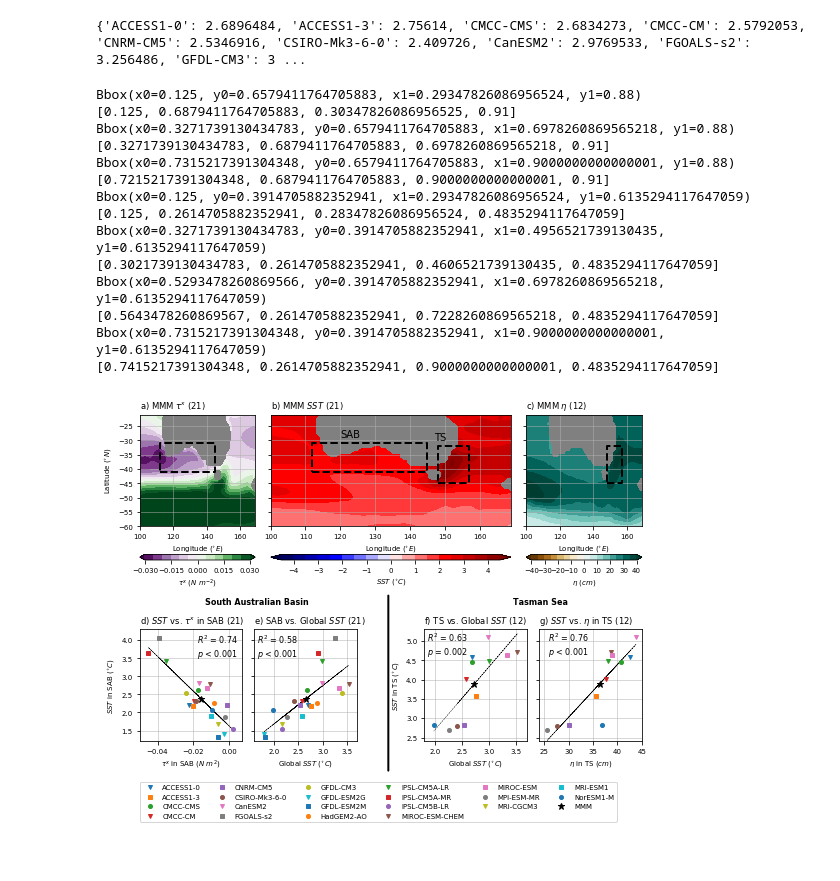
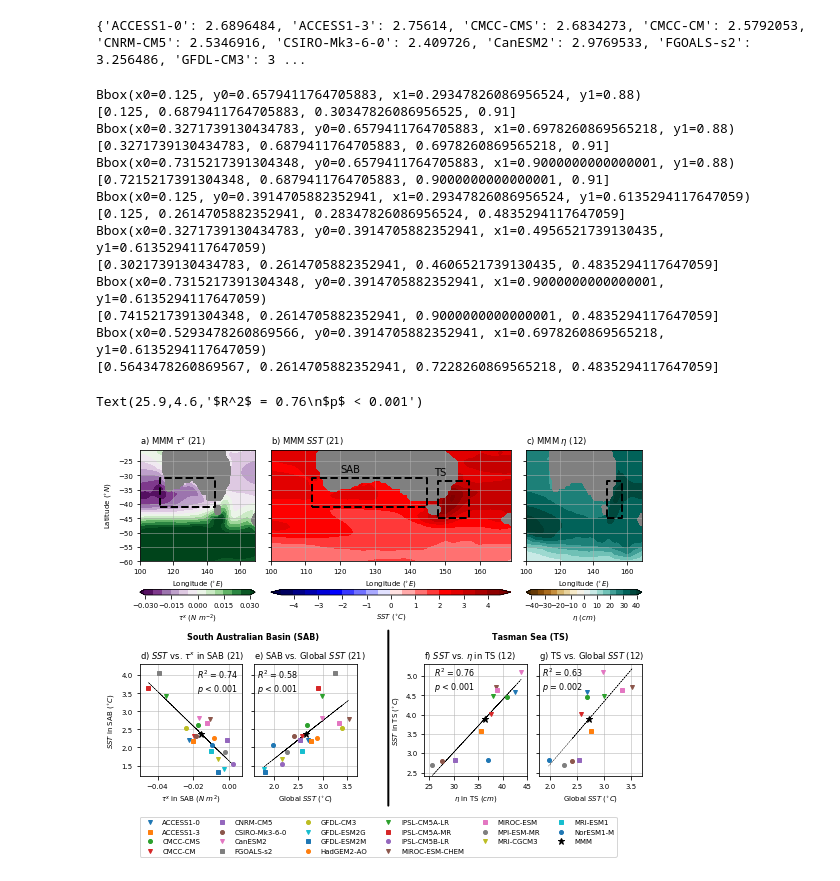
Before and after one commit to ERDuran/CMIP5, a Jupyter notebook: p26_updated_CMIP5_fig.ipynb, the cells around one changed output. Drawn from its saved outputs; the diff is of its cells as text; code cells hidden in the pictures.

```diff
--- a/p26_updated_CMIP5_fig.ipynb
+++ b/p26_updated_CMIP5_fig.ipynb
@@ -1048,8 +1048,8 @@ cbar = plt.colorbar(plot, orientation='horizontal',
                     label=r'$\tau^{x}$ ($N\ m^{-2}$)', cax=axins)
 ##########################################################################################
 
-plt.text(+0.57,-8,'South Australian Basin',fontweight='bold', fontsize=8)
-plt.text(+3.5,-8,'Tasman Sea' ,fontweight='bold', fontsize=8)
+plt.text(+0.4,-8,'South Australian Basin (SAB)',fontweight='bold', fontsize=8)
+plt.text(+3.3,-8,'Tasman Sea (TS)' ,fontweight='bold', fontsize=8)
 plt.annotate('', xy=(2.15, -6), xytext=(2.15, -38), xycoords='axes fraction',
             arrowprops=dict(arrowstyle="-", color='k', linestyle='-', linewidth=2))
 
@@ -1230,10 +1230,10 @@ lgd = plt.legend(plot_list_legend, loc='lower left', ncol=6,
 
 
 # ##########################################################################################
-ax = plt.subplot2grid((row, col), (1, 2), rowspan=1, colspan=1)
+ax = plt.subplot2grid((row, col), (1, 3), rowspan=1, colspan=1)
 pos = ax.get_position()
 print(pos)
-pos_plot = [pos.x0+0.035, pos.y0-0.13, pos.x1+0.025, pos.y1-0.13]
+pos_plot = [pos.x0+0.01, pos.y0-0.13, pos.x1, pos.y1-0.13]
 print(pos_plot)
 
 thetao_TS_reduced = []
@@ -1273,12 +1273,13 @@ plt.plot(global_reduced_mean, thetao_TS_reduced_mean ,
 ax.set_position(bbox(pos_plot))
 # R2 = np.corrcoef(global_reduced, thetao_TS_reduced)[0, 1]**2
 _, _, r_value, p_value, _ = stats.linregress(global_reduced, thetao_TS_reduced)
-plt.title(r'f) TS vs. Global $SST$'
+plt.title(r'g) TS vs. Global $SST$'
           + ' (12)', loc='left')
 plt.xlabel('Global $SST$ ($^{\circ}C$)')
 plt.ylabel('$SST$ in TS ($^{\circ}C$)')
 plt.xlim([1.8, 3.7])
 plt.ylim([2.4, 5.3])
+plt.gca().set_yticklabels('')
 plt.grid(linewidth=0.5)
 # plt.text(1.9, 4.8, '$R^2$ = ' + str(np.round(R2*100)/100), fontsize=8)
 plt.text(1.85, 4.6, '$R^2$ = ' + str(np.round(r_value**2*100)/100) + '\n' +
@@ -1287,10 +1288,10 @@ plt.text(1.85, 4.6, '$R^2$ = ' + str(np.round(r_value**2*100)/100) + '\n' +
 
 
 # ##########################################################################################
-ax = plt.subplot2grid((row, col), (1, 3), rowspan=1, colspan=1)
+ax = plt.subplot2grid((row, col), (1, 2), rowspan=1, colspan=1)
 pos = ax.get_position()
 print(pos)
-pos_plot = [pos.x0+0.01, pos.y0-0.13, pos.x1, pos.y1-0.13]
+pos_plot = [pos.x0+0.035, pos.y0-0.13, pos.x1+0.025, pos.y1-0.13]
 print(pos_plot)
 
 fit = np.polyfit(zos_TS_reduced, thetao_TS_reduced, 1)
@@ -1313,41 +1314,42 @@ plt.plot(zos_TS_reduced_mean, thetao_TS_reduced_mean,
 ax.set_position(bbox(pos_plot))
 # R2 = np.corrcoef(zos_TS_reduced, thetao_TS_reduced)[0, 1]**2
 _, _, r_value, p_value, _ = stats.linregress(zos_TS_reduced, thetao_TS_reduced)
-plt.title(r'g) $SST$ vs. $\eta$ in TS'
+plt.title(r'f) $SST$ vs. $\eta$ in TS'
           + ' (12)', loc='left')
 plt.xlabel(r'$\eta$ in TS ($cm$)')
 plt.ylabel('$SST$ in TS ($^{\circ}C$)')
 plt.xlim([24, 45])
 plt.ylim([2.4, 5.3])
 plt.xticks(arange(25,45,5))
 plt.grid(linewidth=0.5)
-plt.ylabel('')
-plt.gca().set_yticklabels('')
+# plt.ylabel('')
+# plt.gca().set_yticklabels('')
 plt.text(25.9, 4.6, '$R^2$ = ' + str(np.round(r_value**2*100)/100) + '\n' +
          '$p$ < 0.001', fontsize=8)
 # ##########################################################################################
 
 
 output_ls = os.listdir(figures_path)
 if not script_name:
     script_name = 'test'
 elif script_name not in output_ls:
     os.mkdir(figures_path + '/' + script_name)
 plt.savefig(figures_path + '/' + script_name + '/' + script_name[0:3] \
             + '_fig2_' + '.png', bbox_inches='tight', dpi=300)
 # %% [output]
 Bbox(x0=0.125, y0=0.6579411764705883, x1=0.29347826086956524, y1=0.88)
 [0.125, 0.6879411764705883, 0.30347826086956525, 0.91]
 Bbox(x0=0.3271739130434783, y0=0.6579411764705883, x1=0.6978260869565218, y1=0.88)
 [0.3271739130434783, 0.6879411764705883, 0.6978260869565218, 0.91]
 Bbox(x0=0.7315217391304348, y0=0.6579411764705883, x1=0.9000000000000001, y1=0.88)
 [0.7215217391304348, 0.6879411764705883, 0.9000000000000001, 0.91]
 Bbox(x0=0.125, y0=0.3914705882352941, x1=0.29347826086956524, y1=0.6135294117647059)
 [0.125, 0.2614705882352941, 0.28347826086956524, 0.4835294117647059]
 Bbox(x0=0.3271739130434783, y0=0.3914705882352941, x1=0.4956521739130435, y1=0.6135294117647059)
 [0.3021739130434783, 0.2614705882352941, 0.4606521739130435, 0.4835294117647059]
+Bbox(x0=0.7315217391304348, y0=0.3914705882352941, x1=0.9000000000000001, y1=0.6135294117647059)
+[0.7415217391304348, 0.2614705882352941, 0.9000000000000001, 0.4835294117647059]
 Bbox(x0=0.5293478260869566, y0=0.3914705882352941, x1=0.6978260869565218, y1=0.6135294117647059)
 [0.5643478260869567, 0.2614705882352941, 0.7228260869565218, 0.4835294117647059]
-Bbox(x0=0.7315217391304348, y0=0.3914705882352941, x1=0.9000000000000001, y1=0.6135294117647059)
-[0.7415217391304348, 0.2614705882352941, 0.9000000000000001, 0.4835294117647059]
+Text(25.9,4.6,'$R^2$ = 0.76\n$p$ < 0.001')
-[figure, old version]
+[figure, new version]
```
